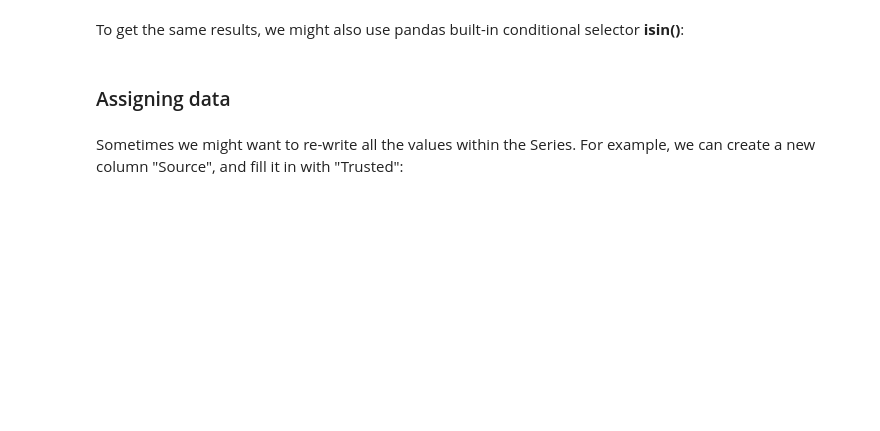
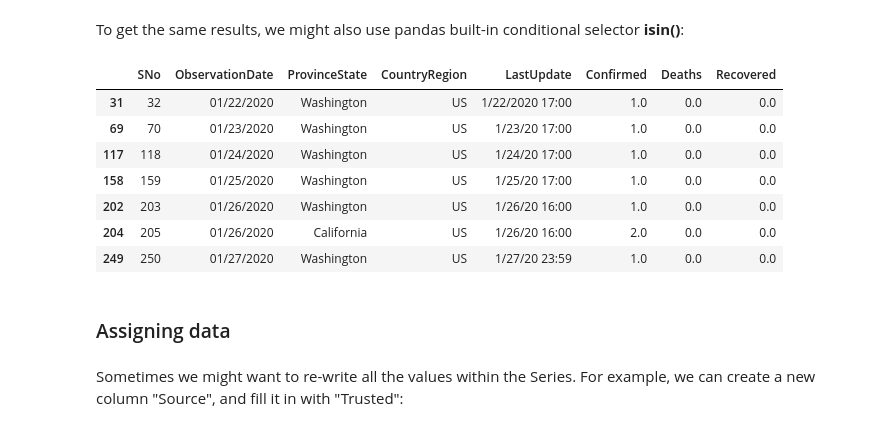
Before and after one commit to ZacharySBrown/dapt-615, a Jupyter notebook: modules/0_acc_dist_python/cudf_analysis.ipynb, the cells around one changed output. Saved outputs shown, nothing was run; the diff lists cells and outputs as text; code cells hidden in the pictures; blank space fills up the shorter version.

```diff
--- a/modules/0_acc_dist_python/cudf_analysis.ipynb
+++ b/modules/0_acc_dist_python/cudf_analysis.ipynb
@@ -292,8 +320,17 @@ covid[(covid['Country/Region'] == 'US') &
 To get the same results, we might also use pandas built-in conditional selector **isin()**:
 # %%
 #Alternative way of looking at all data relates to CA and WA states in US:
-covid[(covid['Country/Region'] == 'US') &
-      (covid['Province/State'].isin(['Washington', 'California']))].head(7)
+covid[(covid['CountryRegion'] == 'US') &
+      (covid['ProvinceState'].isin(['Washington', 'California']))].head(7)
+# %% [output]
+|  | SNo | ObservationDate | ProvinceState | CountryRegion | LastUpdate | Confirmed | Deaths | Recovered |
+| 31 | 32 | 01/22/2020 | Washington | US | 1/22/2020 17:00 | 1.0 | 0.0 | 0.0 |
+| 69 | 70 | 01/23/2020 | Washington | US | 1/23/20 17:00 | 1.0 | 0.0 | 0.0 |
+| 117 | 118 | 01/24/2020 | Washington | US | 1/24/20 17:00 | 1.0 | 0.0 | 0.0 |
+| 158 | 159 | 01/25/2020 | Washington | US | 1/25/20 17:00 | 1.0 | 0.0 | 0.0 |
+| 202 | 203 | 01/26/2020 | Washington | US | 1/26/20 16:00 | 1.0 | 0.0 | 0.0 |
+| 204 | 205 | 01/26/2020 | California | US | 1/26/20 16:00 | 2.0 | 0.0 | 0.0 |
+| 249 | 250 | 01/27/2020 | Washington | US | 1/27/20 23:59 | 1.0 | 0.0 | 0.0 |
 # %% [markdown]
 ### Assigning data
 # %% [markdown]
```
Also changed, not shown: parts of 47 cells of this notebook.
